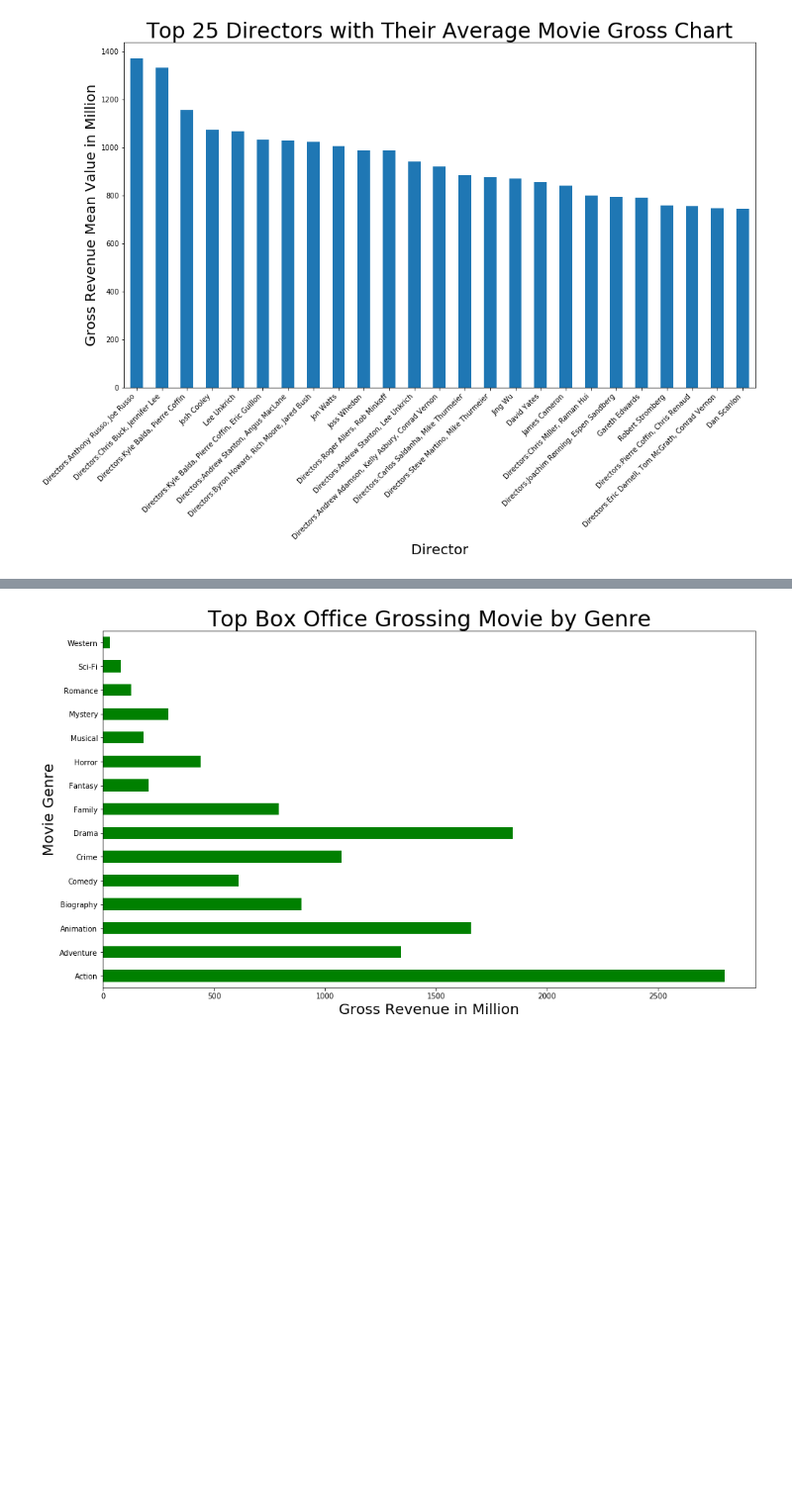
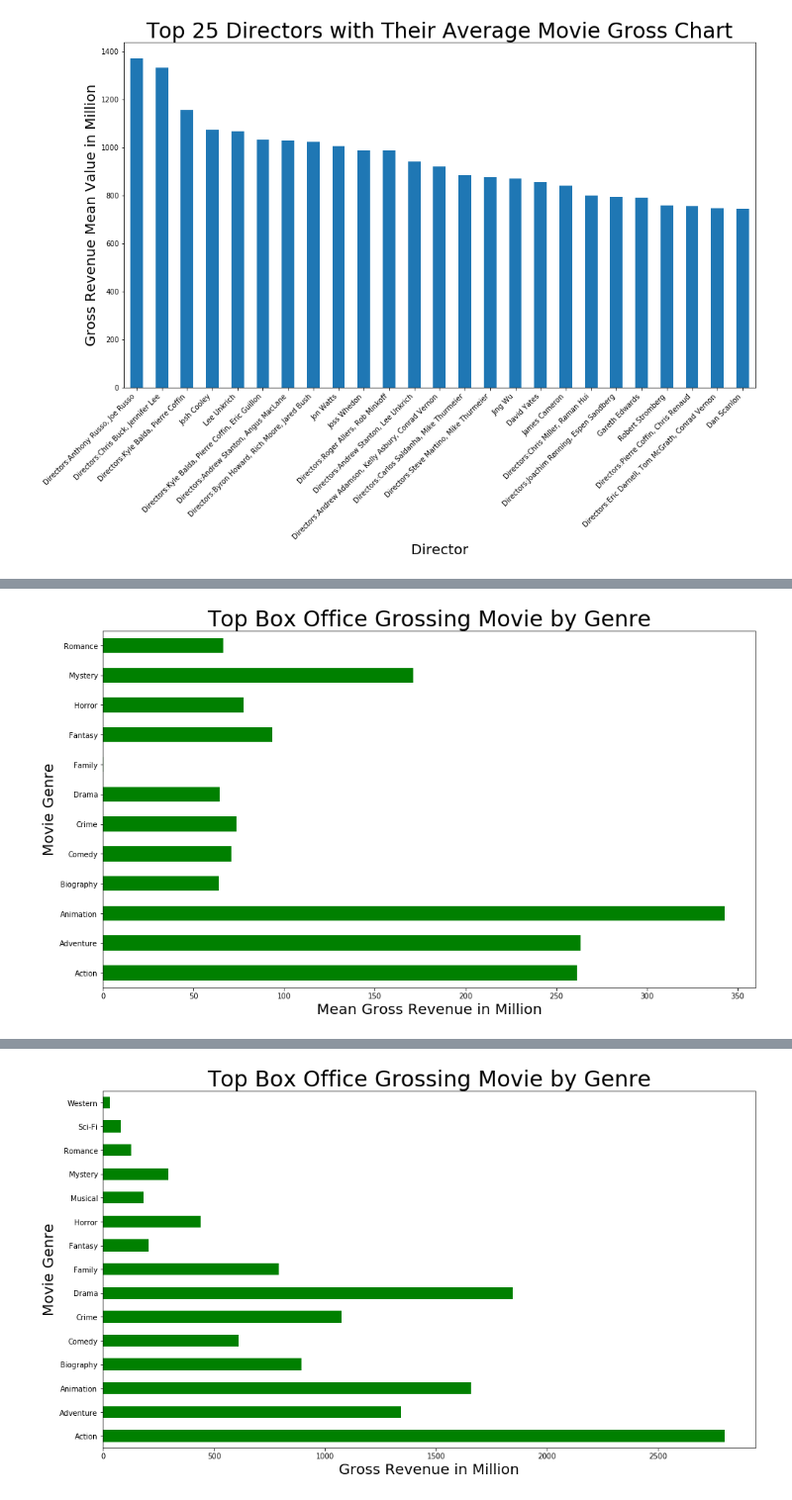
Before and after one commit to CaryMosley/Mod1Project, a Jupyter notebook: MovieStatistics.ipynb, the cells around one changed output, grey strips where cells are left out. Shown at 99% size. Drawn from its saved outputs; the diff is of its cells as text; code cells hidden in the pictures; blank space fills up the shorter version.

```diff
--- a/MovieStatistics.ipynb
+++ b/MovieStatistics.ipynb
@@ -442,3 +495,6 @@ def genres_split(genre_str):
 # %%
 # Update the main_genre with the first item in the Genre column strings
 mdf['main_genre'] = mdf.Genre.map(genres_split)
+# %%
+# Create a subset of the dataframe for the period 2009 to 2019 for analysis
+mdf09_19 = mdf[(pd.DatetimeIndex(mdf.Release_Date).year >= 2009) & (pd.DatetimeIndex(mdf.Release_Date).year <= 2019)]
@@ -444,0 +507,14 @@ mdf['main_genre'] = mdf.Genre.map(genres_split)
+# %%
+# Plot the graph for each genre with their Gross mean
+ax = mdf09_19.groupby('main_genre')['Revenue'].mean().plot(kind='barh',
+                                                   figsize=(16,9),
+                                                   title='Top Box Office Grossing Movie by Genres',
+                                                   color = 'green'
+                                                  )
+
+ax.set_xlabel("Mean Gross Revenue in Million", fontsize=20)
+ax.set_ylabel("Movie Genre", fontsize=20)
+ax.title.set_size(30)
+plt.show()
+# %% [output]
+[figure, added]
```
Also changed, not shown: parts of 35 cells of this notebook.
